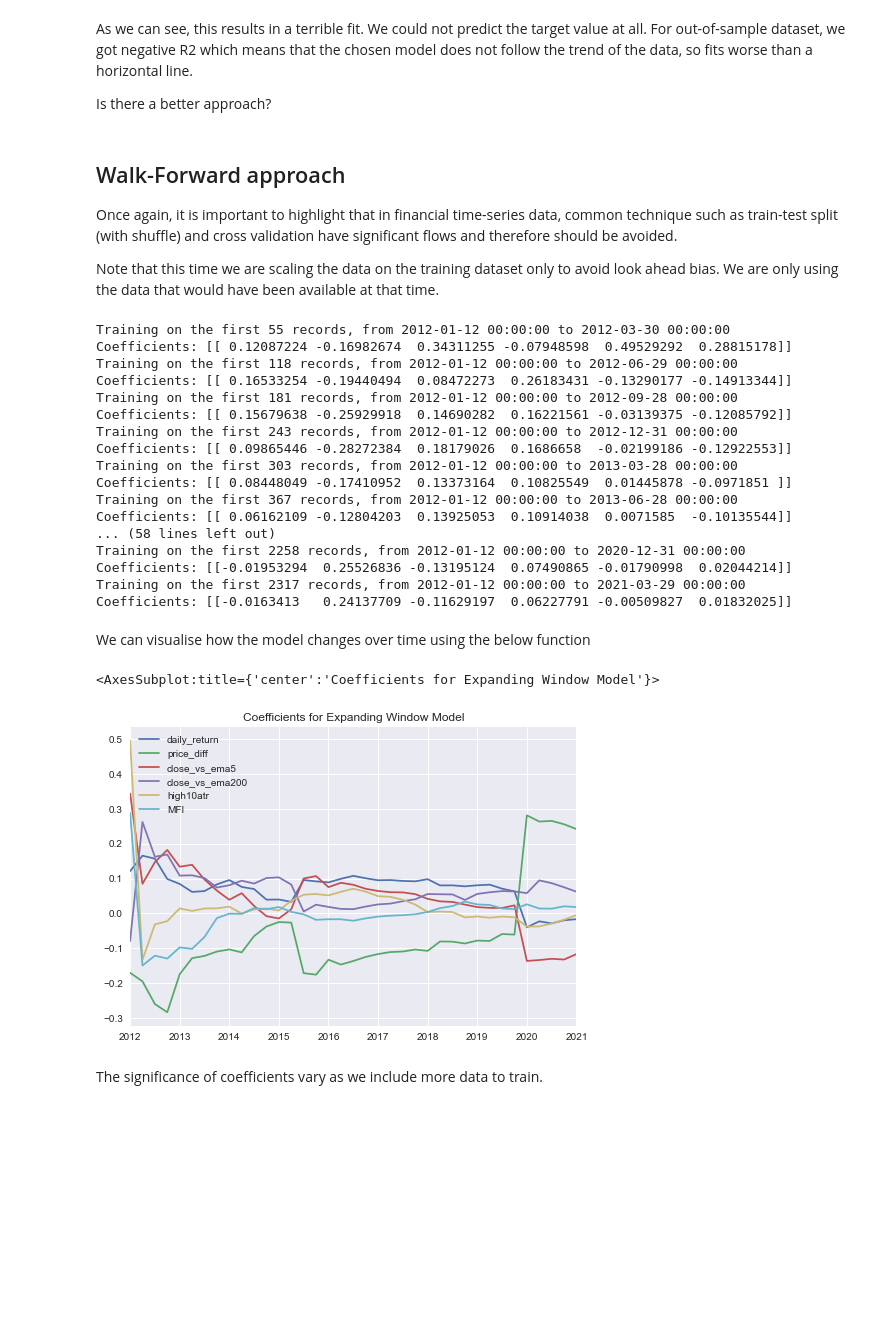
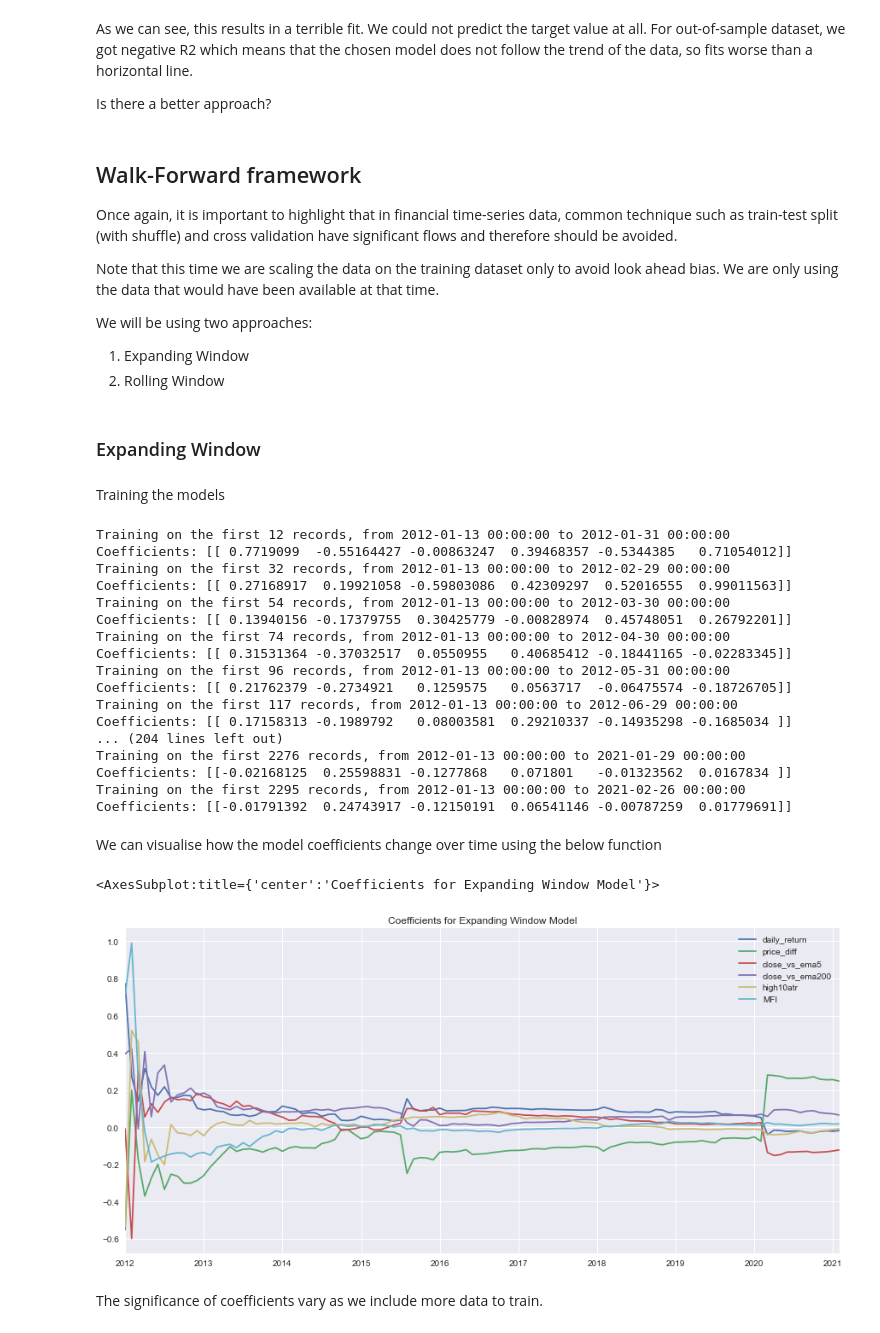
Before and after one commit to es-g/stock_price_indicator, a Jupyter notebook: Stock_price_predictor.ipynb, the cells around one changed output. Saved outputs shown, nothing was run; the diff lists cells and outputs as text; code cells hidden in the pictures; blank space fills up the shorter version.

Commit message:
feat: Add model evaluation + doc: Formatting changes

```diff
--- a/Stock_price_predictor.ipynb
+++ b/Stock_price_predictor.ipynb
@@ -363,21 +372,17 @@ split_point = int(0.80*len(df))
 
 train_dataset = features_selected.join(df_SPY['target_close_1']).iloc[:split_point,:]
 
-standard_scaler.fit_transform(df_SPY)
-
 X_train = train_dataset.iloc[:,:-1]
 y_train = train_dataset['target_close_1']
+
 X_test = features_selected.iloc[split_point:,:]
 y_test = df_SPY['target_close_1'].iloc[split_point:]
 
+# Transform training dataset
 X_train = standard_scaler.fit_transform(X_train)
 y_train = standard_scaler.fit_transform(y_train.values.reshape(-1, 1))
+
+
+# Transform test dataset
 X_test = standard_scaler.fit_transform(X_test)
 y_test = standard_scaler.fit_transform(y_test.values.reshape(-1, 1))
-
-model = LinearRegression()
-model.fit(X=X_train, y=y_train)
-
-print('R2 in sample: {}'.format(model.score(X=X_train, y=y_train)))
-print('R2 out of sample: {}'.format(model.score(X=X_test, y=y_test)))
-print('Regression Coefficients: {}'.format(model.coef_))
@@ -390,15 +447,24 @@ As we can see, this results in a terrible fit. We could not predict the target v
 
 Is there a better approach?
 # %% [markdown]
-## Walk-Forward approach
+## Walk-Forward framework
 
 
 Once again, it is important to highlight that in financial time-series data, common technique such as train-test split (with shuffle) and cross validation have significant flows and therefore should be avoided.
 
 
 Note that this time we are scaling the data on the training dataset only to avoid look ahead bias. We are only using the data that would have been available at that time.
+
+
+We will be using two approaches:
+1. Expanding Window
+2. Rolling Window
+# %% [markdown]
+### Expanding Window
+# %% [markdown]
+Training the models
 # %%
-recalc_dates = features_selected.resample('Q').mean().index
+recalc_dates = features_selected.resample('M').mean().index[:-1]
 
 models = pd.Series(index=recalc_dates, dtype='object')
 for date in recalc_dates:
@@ -417,37 +483,37 @@ for date in recalc_dates:
           format(len(y_train_scaled), y_train_scaled.index.min(), y_train_scaled.index.max()))
     print("Coefficients: {}".format((model.coef_)))
 # %% [output]
-Training on the first 55 records, from 2012-01-12 00:00:00 to 2012-03-30 00:00:00
-Coefficients: [[ 0.12087224 -0.16982674  0.34311255 -0.07948598  0.49529292  0.28815178]]
-Training on the first 118 records, from 2012-01-12 00:00:00 to 2012-06-29 00:00:00
-Coefficients: [[ 0.16533254 -0.19440494  0.08472273  0.26183431 -0.13290177 -0.14913344]]
-Training on the first 181 records, from 2012-01-12 00:00:00 to 2012-09-28 00:00:00
-Coefficients: [[ 0.15679638 -0.25929918  0.14690282  0.16221561 -0.03139375 -0.12085792]]
-Training on the first 243 records, from 2012-01-12 00:00:00 to 2012-12-31 00:00:00
-Coefficients: [[ 0.09865446 -0.28272384  0.18179026  0.1686658  -0.02199186 -0.12922553]]
-Training on the first 303 records, from 2012-01-12 00:00:00 to 2013-03-28 00:00:00
-Coefficients: [[ 0.08448049 -0.17410952  0.13373164  0.10825549  0.01445878 -0.0971851 ]]
-Training on the first 367 records, from 2012-01-12 00:00:00 to 2013-06-28 00:00:00
-Coefficients: [[ 0.06162109 -0.12804203  0.13925053  0.10914038  0.0071585  -0.10135544]]
-... (58 lines left out)
-Training on the first 2258 records, from 2012-01-12 00:00:00 to 2020-12-31 00:00:00
-Coefficients: [[-0.01953294  0.25526836 -0.13195124  0.07490865 -0.01790998  0.02044214]]
-Training on the first 2317 records, from 2012-01-12 00:00:00 to 2021-03-29 00:00:00
-Coefficients: [[-0.0163413   0.24137709 -0.11629197  0.06227791 -0.00509827  0.01832025]]
+Training on the first 12 records, from 2012-01-13 00:00:00 to 2012-01-31 00:00:00
+Coefficients: [[ 0.7719099  -0.55164427 -0.00863247  0.39468357 -0.5344385   0.71054012]]
+Training on the first 32 records, from 2012-01-13 00:00:00 to 2012-02-29 00:00:00
+Coefficients: [[ 0.27168917  0.19921058 -0.59803086  0.42309297  0.52016555  0.99011563]]
+Training on the first 54 records, from 2012-01-13 00:00:00 to 2012-03-30 00:00:00
+Coefficients: [[ 0.13940156 -0.17379755  0.30425779 -0.00828974  0.45748051  0.26792201]]
+Training on the first 74 records, from 2012-01-13 00:00:00 to 2012-04-30 00:00:00
+Coefficients: [[ 0.31531364 -0.37032517  0.0550955   0.40685412 -0.18441165 -0.02283345]]
+Training on the first 96 records, from 2012-01-13 00:00:00 to 2012-05-31 00:00:00
+Coefficients: [[ 0.21762379 -0.2734921   0.1259575   0.0563717  -0.06475574 -0.18726705]]
+Training on the first 117 records, from 2012-01-13 00:00:00 to 2012-06-29 00:00:00
+Coefficients: [[ 0.17158313 -0.1989792   0.08003581  0.29210337 -0.14935298 -0.1685034 ]]
+... (204 lines left out)
+Training on the first 2276 records, from 2012-01-13 00:00:00 to 2021-01-29 00:00:00
+Coefficients: [[-0.02168125  0.25598831 -0.1277868   0.071801   -0.01323562  0.0167834 ]]
+Training on the first 2295 records, from 2012-01-13 00:00:00 to 2021-02-26 00:00:00
+Coefficients: [[-0.01791392  0.24743917 -0.12150191  0.06541146 -0.00787259  0.01779691]]
 # %% [markdown]
-We can visualise how the model changes over time using the below function
+We can visualise how the model coefficients change over time using the below function
 # %%
 def build_coefs(models):
     coefs = pd.DataFrame()
     for i, model in enumerate(models):
         model_coefs = pd.Series(model.coef_[0],index=features_selected.columns.values)
         model_coefs.name = models.index[i]
-        coefs = pd.concat([coefs,model_coefs],axis=1)
+        coefs = pd.concat([coefs, model_coefs],axis=1)
     return coefs.T
 
-build_coefs(models).plot(title='Coefficients for Expanding Window Model')
+build_coefs(models).plot(title='Coefficients for Expanding Window Model', figsize=(15, 7))
 # %% [output]
 <AxesSubplot:title={'center':'Coefficients for Expanding Window Model'}>
-[figure, old version]
+[figure, new version]
 # %% [markdown]
 The significance of coefficients vary as we include more data to train.
```
Also changed, not shown: parts of 62 cells of this notebook.
